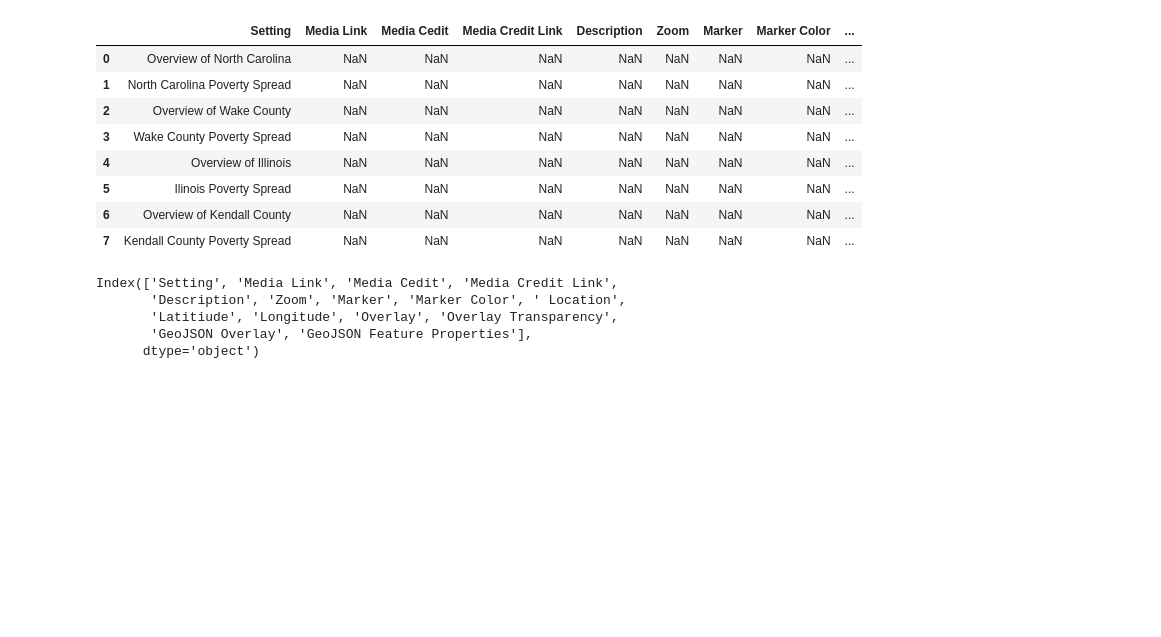
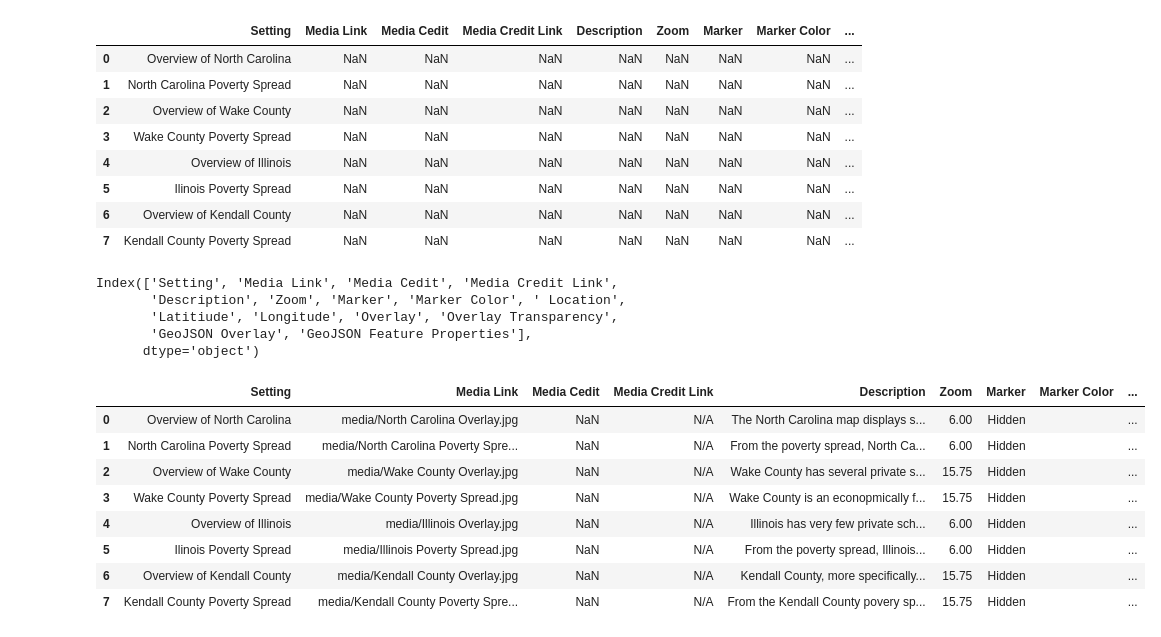
Before and after one commit to Bresh10/NR-491-Final, a Jupyter notebook: Assignments_instructions_template.ipynb, the cells around one changed output. Cells and saved outputs as stored; diff of their text form; code cells hidden in the pictures; blank space fills up the shorter version.

```diff
--- a/Assignments_instructions_template.ipynb
+++ b/Assignments_instructions_template.ipynb
@@ -1006,15 +1017,15 @@ chapter_df.loc[[0], ['Media Credit Link']] = 'N/A'
 chapter_df.loc[[0], ['Description']] = 'The North Carolina map displays several private schools near the cities of Raleigh, Wilmington, and Asheville. \
     There is an outlier, however, in the North Eastern part of North Carolina. This could be from high agriculture production making few people that live in the area causing the government to not fund for public schools, which makes funding for private schools necessary.'
 
-chapter_df.loc[[0], ['Zoom']] = 15.75
+chapter_df.loc[[0], ['Zoom']] = 6
 
 chapter_df.loc[[0], ['Marker']] = 'Hidden'
 
 chapter_df.loc[[0], ['Marker Color']] = ''
 
 chapter_df.loc[[0], ['Location']] = 'North Carolina'
-chapter_df.loc[[0], ['Latitude']] = 35.7796
-chapter_df.loc[[0], ['Longitude']] = -78.6382
+chapter_df.loc[[0], ['Latitude']] = 35.782169
+chapter_df.loc[[0], ['Longitude']] = -80.793457
 
 chapter_df.loc[[0], ['Overlay']] = 'None'
 
@@ -1029,15 +1040,15 @@ chapter_df.loc[[1], ['Media Credit Link']] = 'N/A'
 chapter_df.loc[[1], ['Description']] = 'From the poverty spread, North Carolina represents a strong correlation between the location of private schools and higher income communities. \
     The amount of people above the various poverty levels are represented near the cities and the cities from the previous map shown exemplify private schools.'
 
-chapter_df.loc[[1], ['Zoom']] = 15.75
+chapter_df.loc[[1], ['Zoom']] = 6
 
 chapter_df.loc[[1], ['Marker']] = 'Hidden'
 
 chapter_df.loc[[1], ['Marker Color']] = ''
 
 chapter_df.loc[[1], ['Location']] = 'North Carolina'
-chapter_df.loc[[1], ['Latitude']] = 35.7796
-chapter_df.loc[[1], ['Longitude']] = -78.6382
+chapter_df.loc[[1], ['Latitude']] = 35.782169
+chapter_df.loc[[1], ['Longitude']] = -80.793457
 
 chapter_df.loc[[1], ['Overlay']] = 'None'
 
@@ -1101,15 +1112,15 @@ chapter_df.loc[[4], ['Description']] = 'Illinois has very few private schools. \
     Most of the private schools listed in Illinois take place in Cook County where Chicago is, Rockford, East St. Louis and Springfield. \
     There is an outlier in the souther tip of Illinois, which can result from needing private systems due to the low population from agricultural land being there and the state government not wanting to fund these areas'
 
-chapter_df.loc[[4], ['Zoom']] = 15.75
+chapter_df.loc[[4], ['Zoom']] = 6
 
 chapter_df.loc[[4], ['Marker']] = 'Hidden'
 
 chapter_df.loc[[4], ['Marker Color']] = ''
 
 chapter_df.loc[[4], ['Location']] = 'Illinois'
-chapter_df.loc[[4], ['Latitude']] = 41.6828074
-chapter_df.loc[[4], ['Longitude']] = -88.3514596
+chapter_df.loc[[4], ['Latitude']] = 40.000000
+chapter_df.loc[[4], ['Longitude']] = -89.000000
 
 chapter_df.loc[[4], ['Overlay']] = 'None'
 
@@ -1125,15 +1136,15 @@ chapter_df.loc[[5], ['Description']] = 'From the poverty spread, Illinois repres
     Cook County and even Rockford are the two highest earning communities and cna be shown in the poverty spread maps. \
     These two areas have the most amount of private schoola in the state of Illinois and makes sense for the income involved there.'
 
-chapter_df.loc[[5], ['Zoom']] = 15.75
+chapter_df.loc[[5], ['Zoom']] = 6
 
 chapter_df.loc[[5], ['Marker']] = 'Hidden'
 
 chapter_df.loc[[5], ['Marker Color']] = ''
 
 chapter_df.loc[[5], ['Location']] = 'Illinois'
-chapter_df.loc[[5], ['Latitude']] = 41.6828074
-chapter_df.loc[[5], ['Longitude']] = -88.3514596
+chapter_df.loc[[5], ['Latitude']] = 40.000000
+chapter_df.loc[[5], ['Longitude']] = -89.000000
 
 chapter_df.loc[[5], ['Overlay']] = 'None'
 
@@ -1187,6 +1198,18 @@ chapter_df.loc[[7], ['Longitude']] = -88.3514596
 chapter_df.loc[[7], ['Overlay']] = 'None'
 
 chapter_df.loc[[7], ['Overlay Transparency']] = 0.9
+# %%
+chapter_df
+# %% [output]
+|  | Setting | Media Link | Media Cedit | Media Credit Link | Description | Zoom | Marker | Marker Color | ... |
+| 0 | Overview of North Carolina | media/North Carolina Overlay.jpg | NaN | N/A | The North Carolina map displays s... | 6.00 | Hidden |  | ... |
+| 1 | North Carolina Poverty Spread | media/North Carolina Poverty Spre... | NaN | N/A | From the poverty spread, North Ca... | 6.00 | Hidden |  | ... |
+| 2 | Overview of Wake County | media/Wake County Overlay.jpg | NaN | N/A | Wake County has several private s... | 15.75 | Hidden |  | ... |
+| 3 | Wake County Poverty Spread | media/Wake County Poverty Spread.jpg | NaN | N/A | Wake County is an econopmically f... | 15.75 | Hidden |  | ... |
+| 4 | Overview of Illinois | media/Illinois Overlay.jpg | NaN | N/A | Illinois has very few private sch... | 6.00 | Hidden |  | ... |
+| 5 | Ilinois Poverty Spread | media/Illinois Poverty Spread.jpg | NaN | N/A | From the poverty spread, Illinois... | 6.00 | Hidden |  | ... |
+| 6 | Overview of Kendall County | media/Kendall County Overlay.jpg | NaN | N/A | Kendall County, more specifically... | 15.75 | Hidden |  | ... |
+| 7 | Kendall County Poverty Spread | media/Kendall County Poverty Spre... | NaN | N/A | From the Kendall County povery sp... | 15.75 | Hidden |  | ... |
 # %% [markdown]
 ![](notebook_images/Dwl-MODIS.png)
 # %%
```
Also changed, not shown: parts of 12 cells of this notebook, 6 other files.
